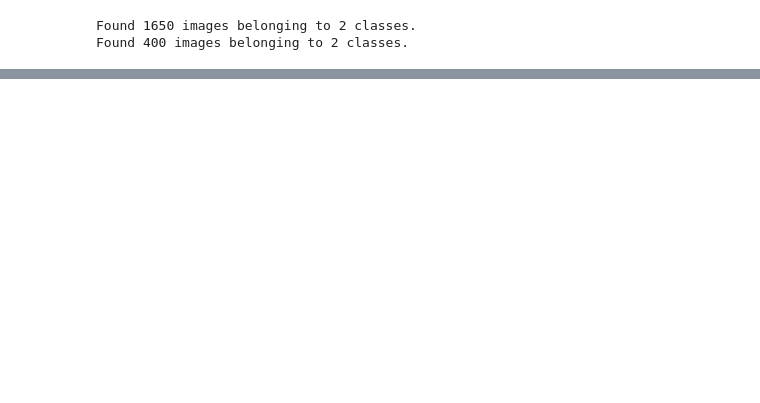
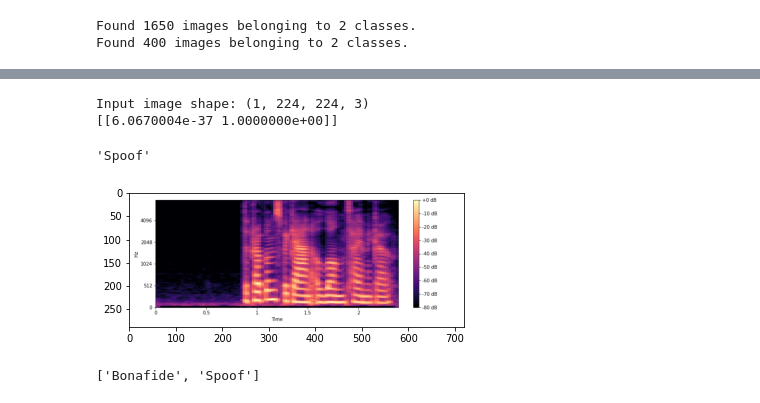
Before and after one commit to beatricekiplagat/Deepfake-Audio-Recognition, a Jupyter notebook: DEEPFAKE_AUDIO_DETECTION_TRANSFER_LEARNING_MODELS_VGG16.ipynb, the cells around one changed output, grey strips where cells are left out. Saved outputs shown, nothing was run; the diff lists cells and outputs as text; code cells hidden in the pictures; blank space fills up the shorter version.

```diff
--- a/DEEPFAKE_AUDIO_DETECTION_TRANSFER_LEARNING_MODELS_VGG16.ipynb
+++ b/DEEPFAKE_AUDIO_DETECTION_TRANSFER_LEARNING_MODELS_VGG16.ipynb
@@ -191 +217,49 @@ model.save('DeepFakeVGG16Model.h5')
 <Figure size 432x288 with 0 Axes>
+# %%
+import cv2
+from matplotlib.pyplot import imread
+from matplotlib.pyplot import imshow
+from tensorflow.keras.preprocessing import image
+from tensorflow.keras.applications.imagenet_utils import decode_predictions
+from tensorflow.keras.applications.imagenet_utils import preprocess_input
+import os, sys
+
+
+img_path = '/content/drive/MyDrive/DEEPFAKE AUDIO DETECTION PROJECT/DATASETS/Train/Bonafide/Copy of LA_D_6787225.png'
+#image1_dir = os.path.join(test_path+'/Bonafide/LA_D_4033093.png')
+
+def import_and_predict(image_data, label):
+  #resize
+  img = cv2.imread(img_path)
+  img = cv2.resize(img, (224, 224))
+
+  x = np.expand_dims(img, axis=0)
+  x = preprocess_input(x)
+
+  print('Input image shape:', x.shape)
+
+  my_image = imread(img_path)
+  imshow(my_image)
+
+  #predict image
+  prediction = model.predict(x)
+  print(prediction)
+
+  label_prediction = label[np.argmax(prediction)]
+
+  return label_prediction
+
+label = os.listdir(test_path)
+
+
+prediction = import_and_predict(img_path, label)
+prediction
+# %% [output]
+Input image shape: (1, 224, 224, 3)
+[[6.0670004e-37 1.0000000e+00]]
+'Spoof'
+[figure, added]
+# %%
+label
+# %% [output]
+['Bonafide', 'Spoof']
```
Also changed, not shown: parts of 15 cells of this notebook.
